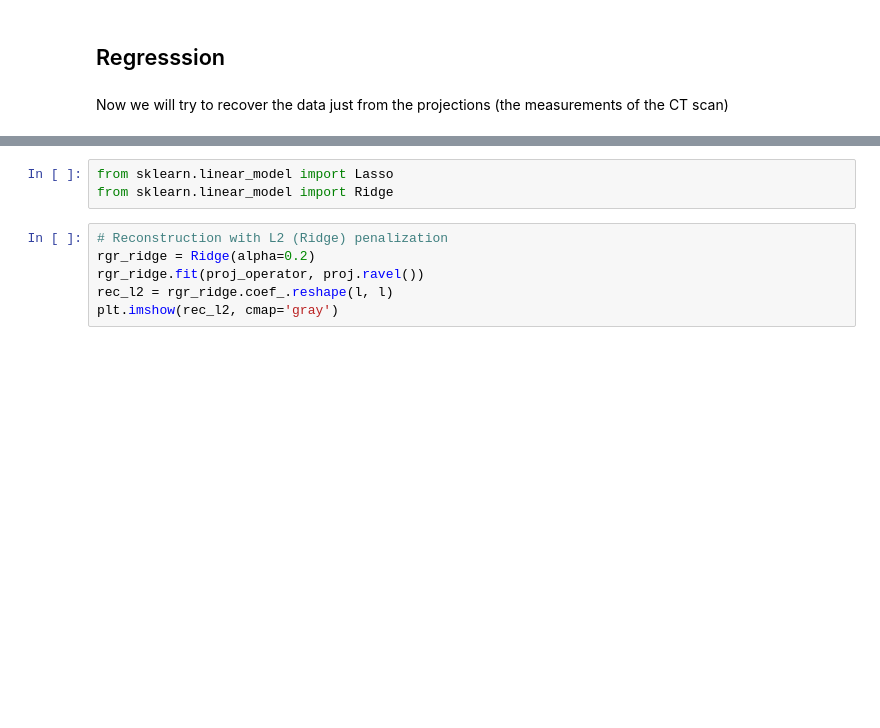
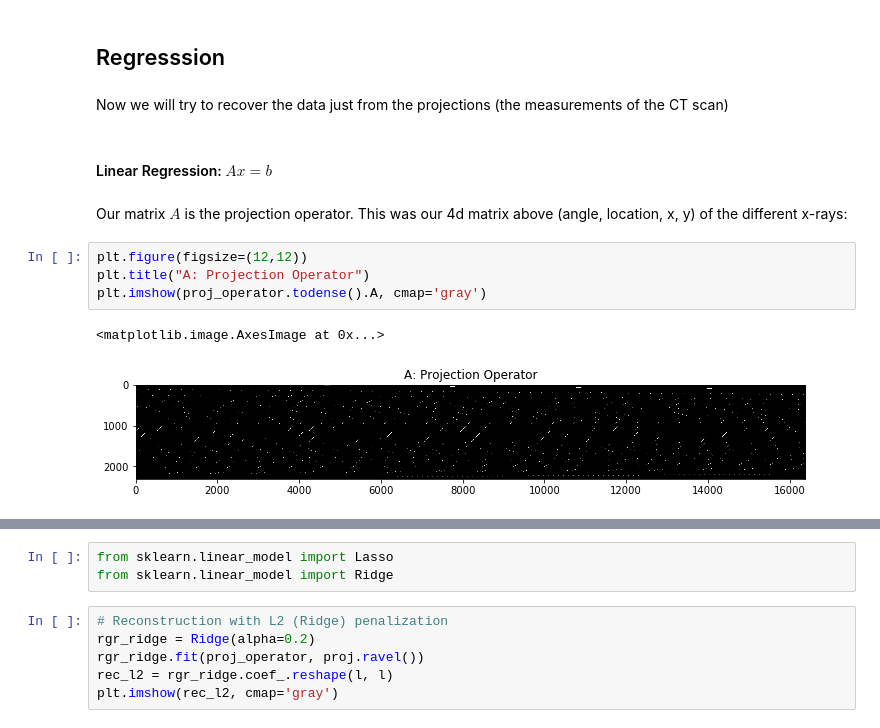
Before and after one commit to fastai/numerical-linear-algebra, a Jupyter notebook: nbs/4. Compressed Sensing of CT Scans with Robust Regression.ipynb, the cells around one changed output, grey strips where cells are left out. Saved outputs shown, nothing was run; the diff lists cells and outputs as text; blank space fills up the shorter version.

```diff
--- a/nbs/4. Compressed Sensing of CT Scans with Robust Regression.ipynb
+++ b/nbs/4. Compressed Sensing of CT Scans with Robust Regression.ipynb
@@ -442,3 +524,14 @@ plt.savefig("images/proj.png")
 ## Regresssion
 # %% [markdown]
 Now we will try to recover the data just from the projections (the measurements of the CT scan)
+# %% [markdown]
+#### Linear Regression: $Ax = b$
+# %% [markdown]
+Our matrix $A$ is the projection operator.  This was our 4d matrix above (angle, location, x, y) of the different x-rays:
+# %%
+plt.figure(figsize=(12,12))
+plt.title("A: Projection Operator")
+plt.imshow(proj_operator.todense().A, cmap='gray')
+# %% [output]
+<matplotlib.image.AxesImage at 0x...>
+[figure, added]
```
Also changed, not shown: parts of 31 cells of this notebook, 9 other files.
